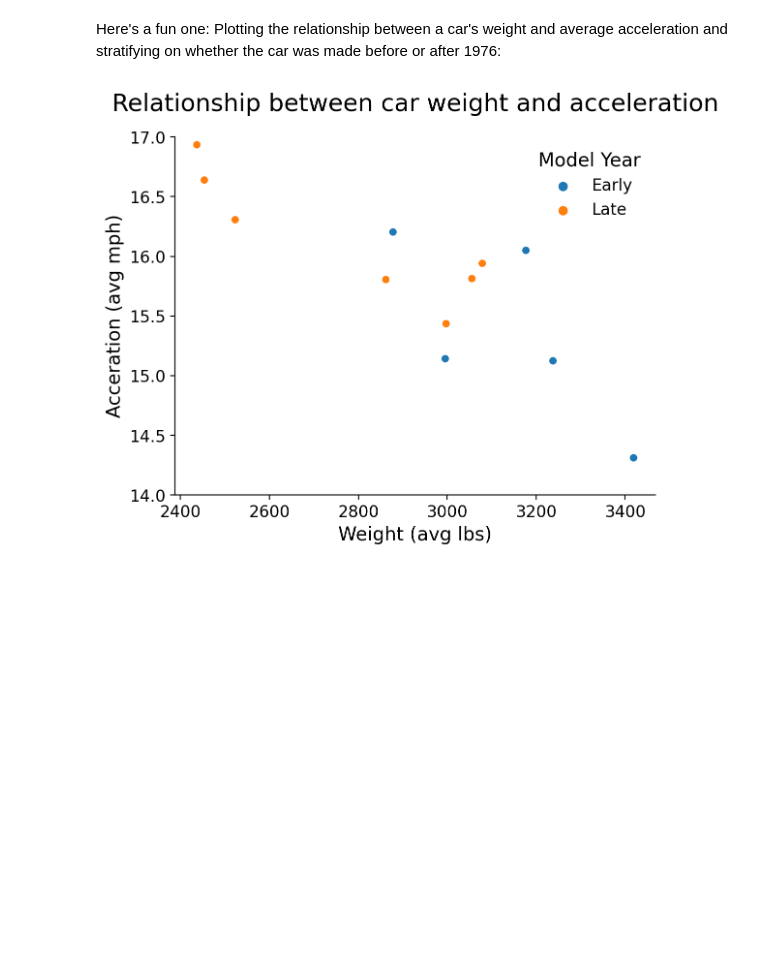
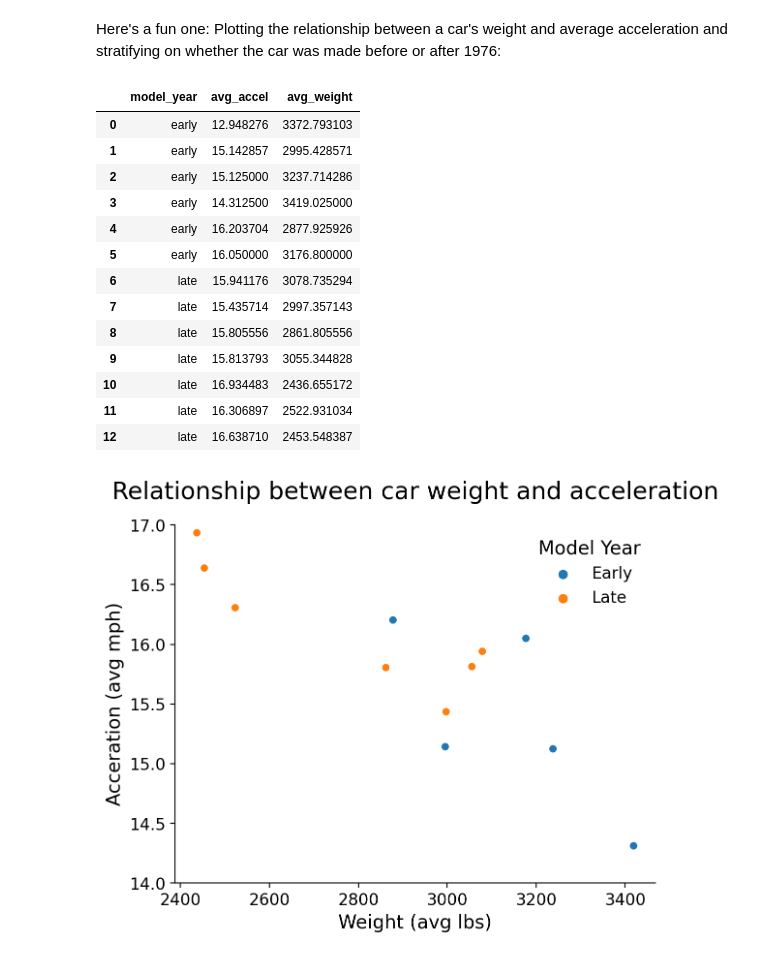
Before and after one commit to ejolly/py-utilz, a Jupyter notebook: docs/verbs.ipynb, the cells around one changed output. Cells and saved outputs as stored; diff of their text form; code cells hidden in the pictures; blank space fills up the shorter version.

```diff
--- a/docs/verbs.ipynb
+++ b/docs/verbs.ipynb
@@ -66,33 +66,47 @@ Here's a fun one: Plotting the relationship between a car's weight and average a
 out = pipe(
     df,
     _.groupby("model_year"),
     _.summarize(avg_accel="acceleration.mean()", avg_weight="weight.mean()"),
     _.mutate(
-        model_year=lambda df: df.model_year.apply(
+        model_year=lambda model_year: model_year.apply(
             lambda year: "early" if year < 76 else "late"
         )
     ),
     _.scatterplot(x="avg_weight", y="avg_accel", hue="model_year"),
     # Swiss army knife plot tweaking function
     tweak(
         despine=True,
         title="Relationship between car weight and acceleration",
         ylabel = 'Acceration (avg mph)',
         xlabel = 'Weight (avg lbs)',
         ylim=(14.0, 17.0),
         legend_title='Model Year',
         legend_frame=False,
         legend_labels=['Early', 'Late'],
         title_fontsize = 18,
         legend_title_fontsize = 14,
         xlabel_fontsize= 14,
         ylabel_fontsize= 14,
         xticklabel_fontsize=12,
         yticklabel_fontsize=12,
         title_y=1.05,
         legend_labels_fontsize=12,
     ),
-    show=False,
+    show=True,
 )
 # %% [output]
+|  | model_year | avg_accel | avg_weight |
+| 0 | early | 12.948276 | 3372.793103 |
+| 1 | early | 15.142857 | 2995.428571 |
+| 2 | early | 15.125000 | 3237.714286 |
+| 3 | early | 14.312500 | 3419.025000 |
+| 4 | early | 16.203704 | 2877.925926 |
+| 5 | early | 16.050000 | 3176.800000 |
+| 6 | late | 15.941176 | 3078.735294 |
+| 7 | late | 15.435714 | 2997.357143 |
+| 8 | late | 15.805556 | 2861.805556 |
+| 9 | late | 15.813793 | 3055.344828 |
+| 10 | late | 16.934483 | 2436.655172 |
+| 11 | late | 16.306897 | 2522.931034 |
+| 12 | late | 16.638710 | 2453.548387 |
 [figure]
```
Also changed, not shown: parts of 1 cell of this notebook, 3 other files.
